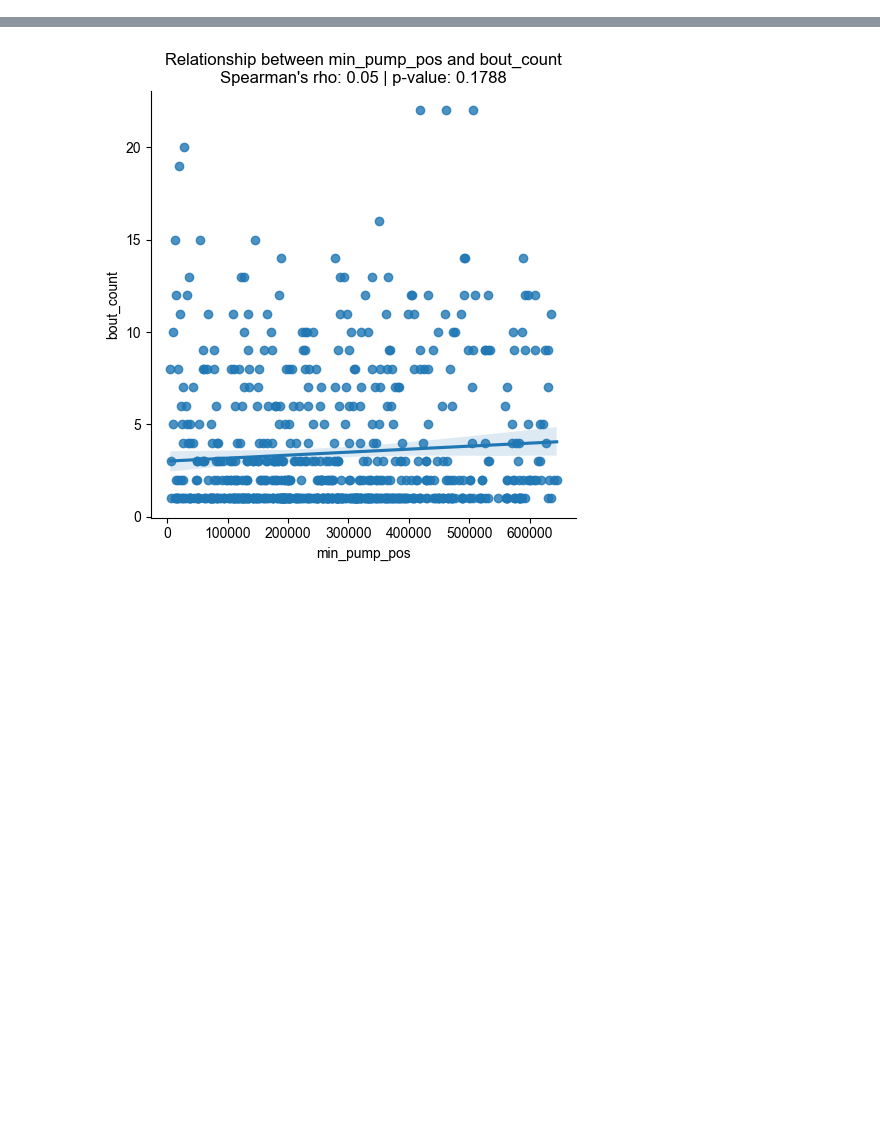
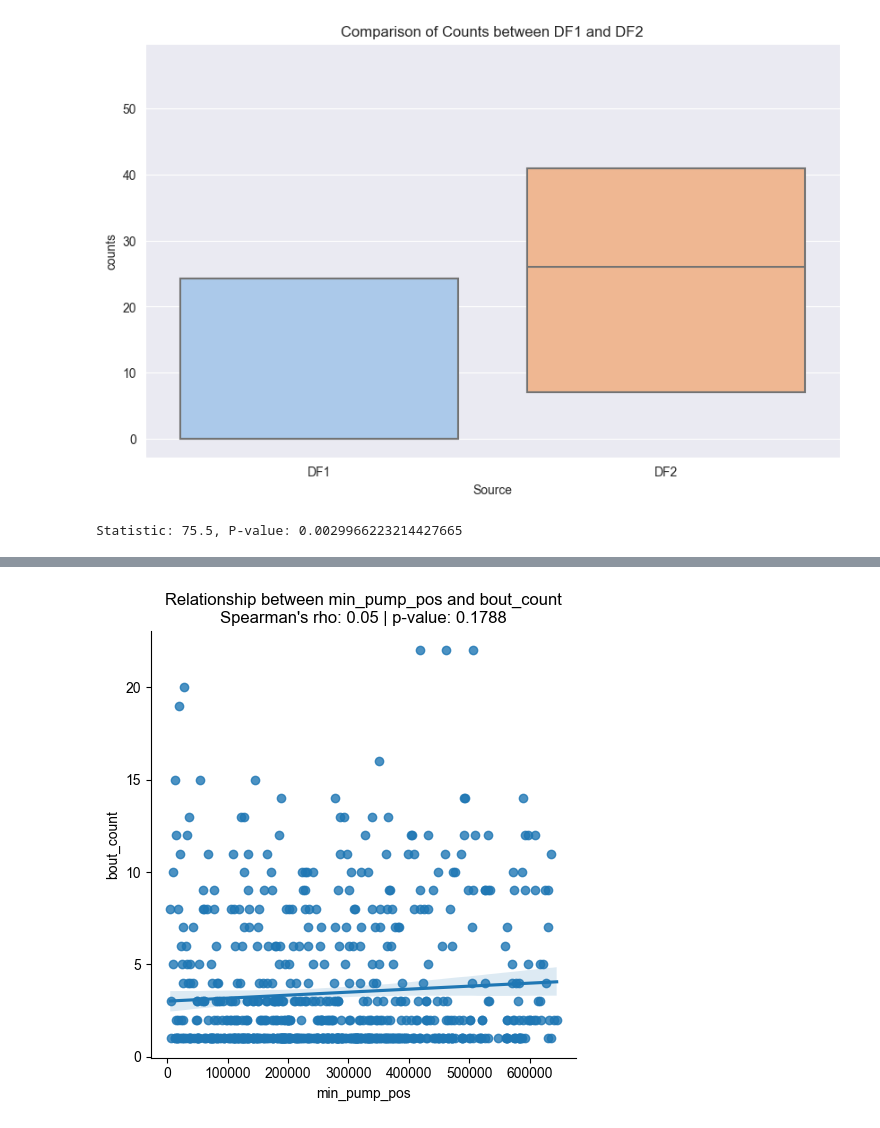
Before and after one commit to mfkeles/EZLabel, a Jupyter notebook: annotation_preprocess.ipynb, the cells around one changed output, grey strips where cells are left out. Drawn from its saved outputs; the diff is of its cells as text; code cells hidden in the pictures; blank space fills up the shorter version.

```diff
--- a/annotation_preprocess.ipynb
+++ b/annotation_preprocess.ipynb
@@ -286,0 +313,7 @@ sub,sd,sex = plot_sub_data(df,expt_info_df,sd=True,sex='F',plot_it=False)
+# %%
+import pandas as pd
+
+sub_wt_2_hours_f['Source'] = 'DF1'
+sub_sd_2_hours_f['Source'] = 'DF2'
+
+combined_df = pd.concat([sub_wt_2_hours_f, sub_sd_2_hours_f], ignore_index=True)
@@ -287,2 +360,21 @@ sub,sd,sex = plot_sub_data(df,expt_info_df,sd=True,sex='F',plot_it=False)
+# %%
+import seaborn as sns
+import matplotlib.pyplot as plt
+
+plt.figure(figsize=(10, 6))
+sns.boxplot(data=combined_df, x='Source', y='counts', palette="pastel", showfliers=False,showcaps=False, whiskerprops={'visible': False})
+plt.title('Comparison of Counts between DF1 and DF2')
+# Save the figure
+plt.savefig('boxplot_comparison_last_two_hours_female.pdf', dpi=300, bbox_inches='tight')
+plt.show()
+# %% [output]
+[figure, added]
+# %%
+from scipy.stats import mannwhitneyu
+
+statistic, p_value = mannwhitneyu(sub_wt_2_hours_m['counts'], sub_sd_2_hours_m['counts'])
+print(f"Statistic: {statistic}, P-value: {p_value}")
+# %% [output]
+Statistic: 75.5, P-value: 0.0029966223214427665
 # %%
 plot_bin_data(sub,sd,sex)
```
Also changed, not shown: parts of 46 cells of this notebook, 1 other file.
